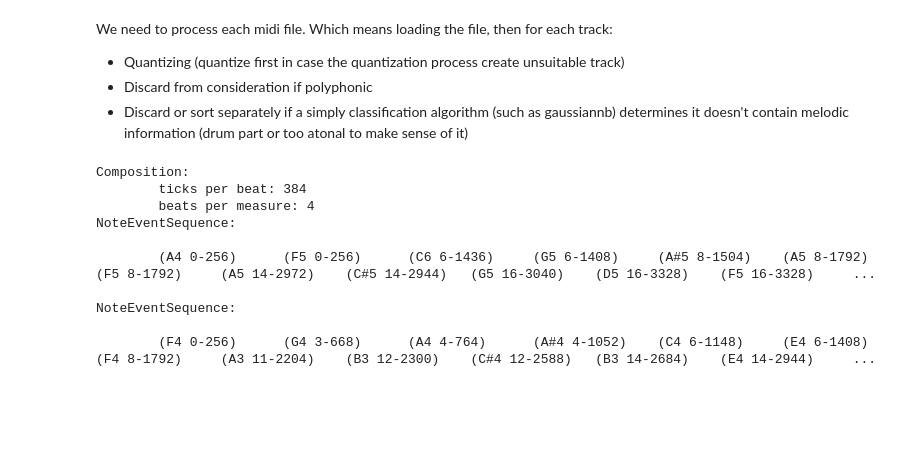
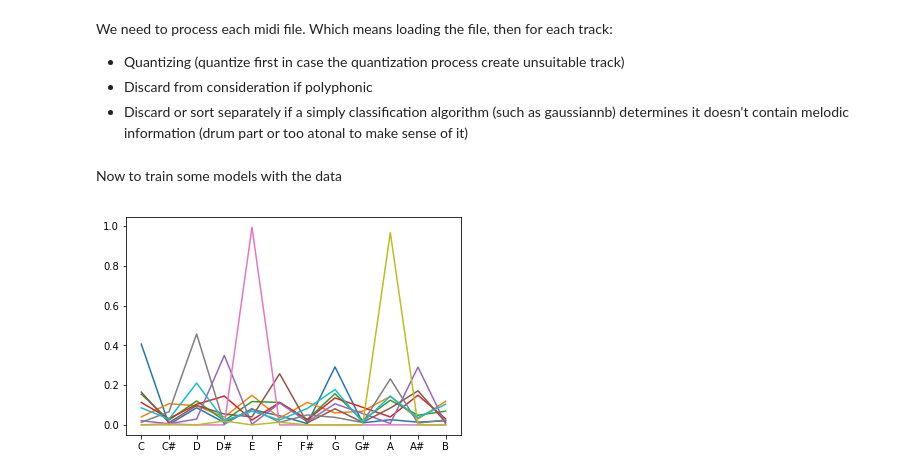
Before and after one commit to thomasjwebb/monophonic-generator, a Jupyter notebook: monophonic-generator.ipynb, the cells around one changed output. Drawn from its saved outputs; the diff is of its cells as text; code cells hidden in the pictures; blank space fills up the shorter version.

Commit message:
Clustering melodies based on frequency of different notes

```diff
--- a/monophonic-generator.ipynb
+++ b/monophonic-generator.ipynb
@@ -146,33 +172,55 @@ import mido
 import os
 import re
 
+midi_files = []
+compositions = []
+
 def process_midi_file(filen):
     midi_file = mido.MidiFile(filen)
     composition = Composition(midi_file)
     composition.quantize(8)
-    print(composition)
+    compositions.append(composition)
 
 midi_file_re = re.compile('.midi?$', re.IGNORECASE)
 
-from os.path import join, getsize
-try:
-    for root, dirs, files in os.walk('data'):
-        for file in files:
-            if (midi_file_re.search(file)):
-                process_midi_file(os.path.join(root, file))
-                raise BaseException
-except Exception as e:
-    print(e)
-except BaseException:
-    pass
+# Making it two separate loops to more easily be able to just do subsets of the data when testing
+for root, dirs, files in os.walk('data'):
+    for file in files:
+        if (midi_file_re.search(file)):
+            midi_files.append(os.path.join(root, file))
+
+# Loop separately so I can experiment with small subsets because holy crap is this a huge db
+for midi_file in midi_files[:1000]:
+    try:
+        process_midi_file(midi_file)
+    except Exception as e:
+        pass # print(e) # this just gives us a bunch of errors from the invalid files in the lot
-# %% [output]
-Composition:
-        ticks per beat: 384
-        beats per measure: 4
-NoteEventSequence:
-
-        (A4 0-256)      (F5 0-256)      (C6 6-1436)     (G5 6-1408)     (A#5 8-1504)    (A5 8-1792)     (F5 8-1792)     (A5 14-2972)    (C#5 14-2944)   (G5 16-3040)    (D5 16-3328)    (F5 16-3328)     ...
-
-NoteEventSequence:
-
-        (F4 0-256)      (G4 3-668)      (A4 4-764)      (A#4 4-1052)    (C4 6-1148)     (E4 6-1408)     (F4 8-1792)     (A3 11-2204)    (B3 12-2300)    (C#4 12-2588)   (B3 14-2684)    (E4 14-2944)     ...
+# %% [markdown]
+Now to train some models with the data
+# %%
+import numpy as np
+import matplotlib.pyplot as plt
+from sklearn.cluster import KMeans
+from sklearn import metrics
+%matplotlib inline
+
+# To train a classifier with
+note_probabilities = []
+
+for composition in compositions:
+    # get note probabilities
+    for track in composition.tracks:
+        note_probabilities.append(track.note_probabilities())
+
+kmeans_model = KMeans(n_clusters=10, random_state=1).fit(note_probabilities)
+labels = kmeans_model.labels_
+metrics.silhouette_score(note_probabilities, labels, metric='euclidean') # higher is better
+
+# Print to see if it looks like different modes/keys
+note_names = [str(note) for note in Note]
+for cluster_center in kmeans_model.cluster_centers_:
+    plt.plot(cluster_center)
+plt.xticks(np.arange(len(note_names)), [str(note) for note in Note])
+plt.show()
+# %% [output]
+[figure, added]
```
Also changed, not shown: parts of 1 cell of this notebook.
